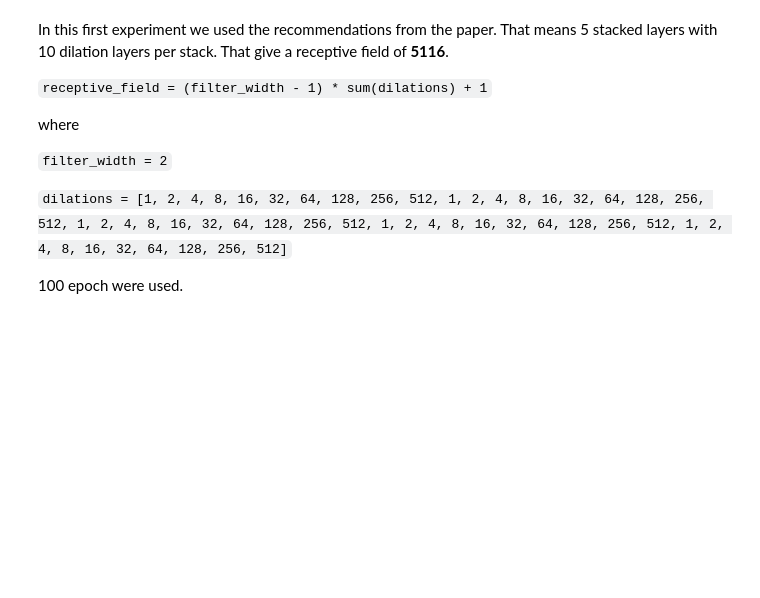
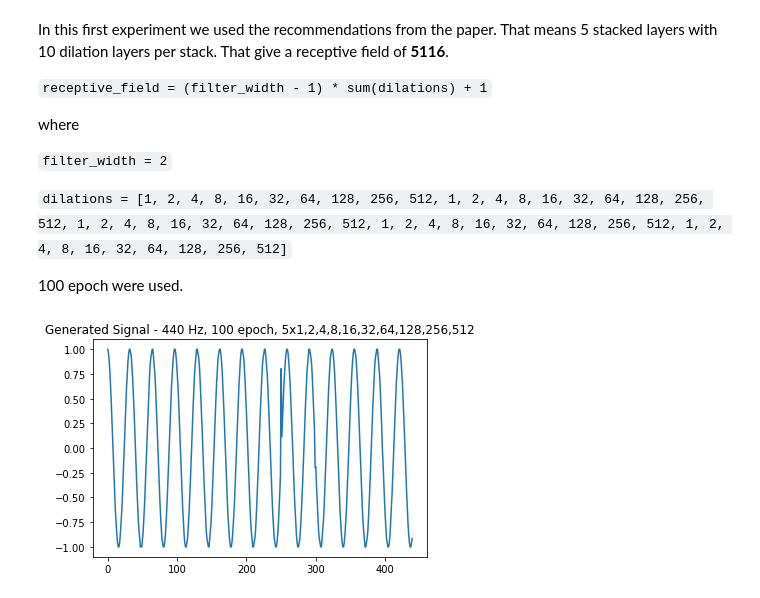
Before and after one commit to aleixcm/tensorflow-wavenet, a Jupyter notebook: wavenetExperiments.ipynb, the cells around one changed output. Cells and saved outputs as stored; diff of their text form; code cells hidden in the pictures; blank space fills up the shorter version.

```diff
--- a/wavenetExperiments.ipynb
+++ b/wavenetExperiments.ipynb
@@ -38,3 +38,12 @@ In this first  experiment we used the recommendations from the paper. That means
                1, 2, 4, 8, 16, 32, 64, 128, 256, 512]`
 
 100 epoch were used.
+# %%
+signal = wavfile.read('longSin.wav')
+signal = signal[1]
+plt.title('Generated Signal - 440 Hz, 100 epoch, 5x1,2,4,8,16,32,64,128,256,512')
+reduced = signal[-440:]
+plt.plot(reduced)
+plt.show()
+# %% [output]
+[figure, added]
```
Also changed, not shown: parts of 9 cells of this notebook, 5 other files.
